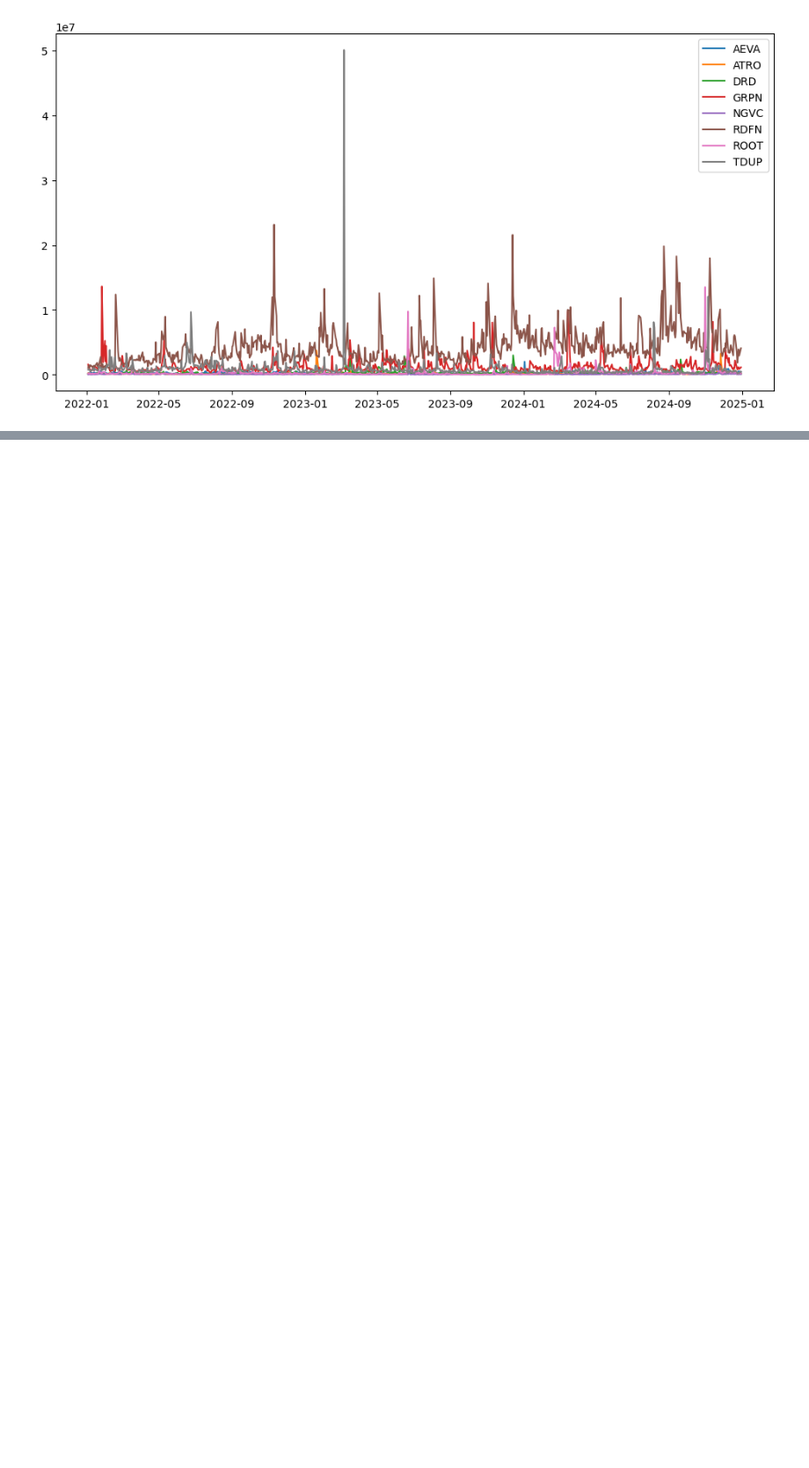
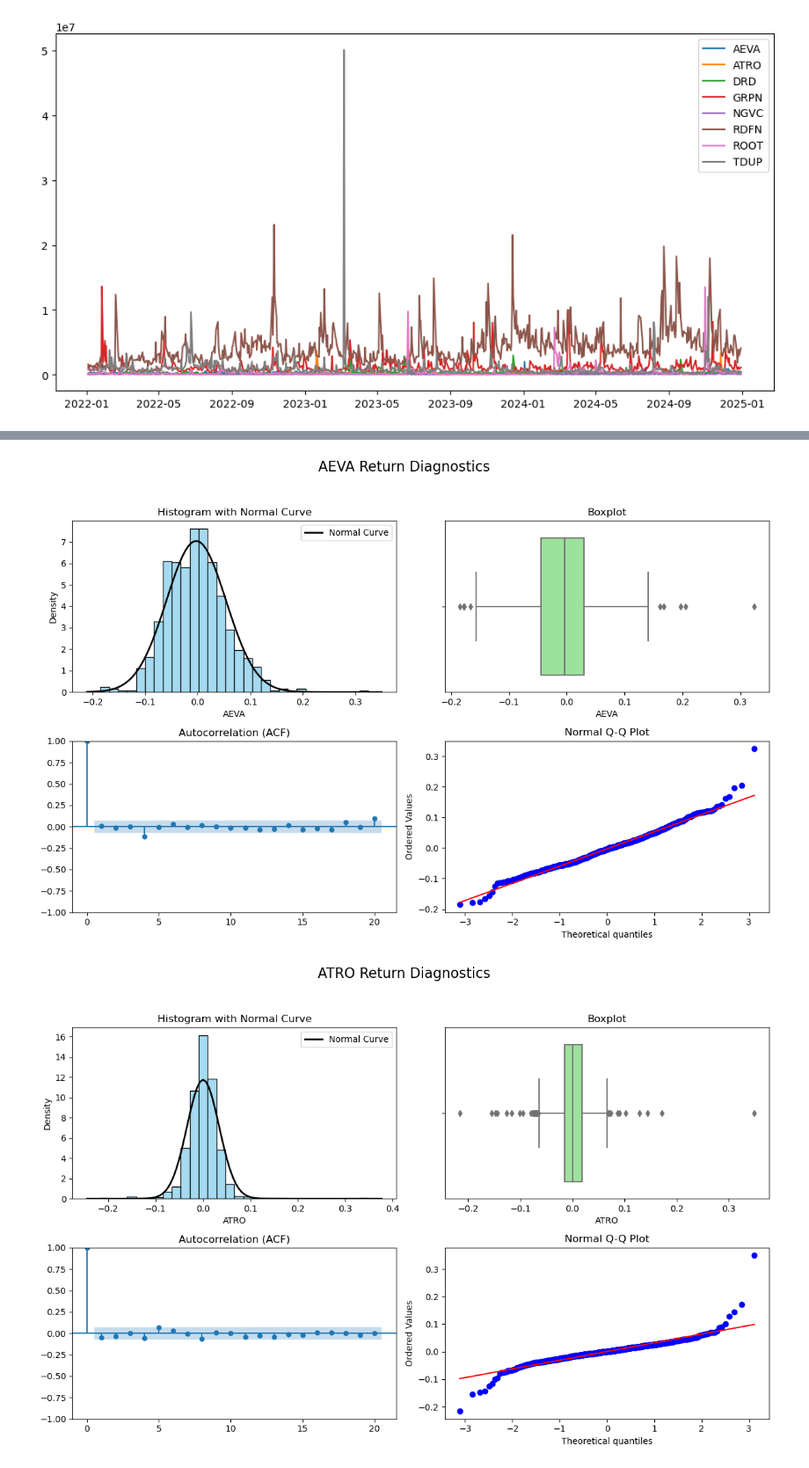
Before and after one commit to yunl39/ML-Final-Project, a Jupyter notebook: smallcap_stocks.ipynb, the cells around one changed output, grey strips where cells are left out. Shown at 88% size. Cells and saved outputs as stored; diff of their text form; code cells hidden in the pictures; blank space fills up the shorter version.

```diff
--- a/smallcap_stocks.ipynb
+++ b/smallcap_stocks.ipynb
@@ -87,0 +140,43 @@ print(correlation_matrix)
+# %%
+# Define the diagnostics plotting function (from earlier)
+import numpy as np
+import matplotlib.pyplot as plt
+import seaborn as sns
+import statsmodels.api as sm
+from statsmodels.graphics.tsaplots import plot_acf
+from scipy.stats import norm, probplot
+
+def plot_return_diagnostics(returns, ticker):
+    fig, axs = plt.subplots(2, 2, figsize=(12, 8))
+    fig.suptitle(f'{ticker} Return Diagnostics', fontsize=16)
+
+    # Histogram with normal curve
+    sns.histplot(returns, kde=False, stat='density', ax=axs[0, 0], color='skyblue', bins=30)
+    mu, std = returns.mean(), returns.std()
+    xmin, xmax = axs[0, 0].get_xlim()
+    x = np.linspace(xmin, xmax, 100)
+    axs[0, 0].plot(x, norm.pdf(x, mu, std), 'k', linewidth=2, label='Normal Curve')
+    axs[0, 0].set_title('Histogram with Normal Curve')
+    axs[0, 0].legend()
+
+    # Boxplot
+    sns.boxplot(x=returns, ax=axs[0, 1], color='lightgreen')
+    axs[0, 1].set_title('Boxplot')
+
+    # ACF plot
+    plot_acf(returns.dropna(), ax=axs[1, 0], lags=20)
+    axs[1, 0].set_title('Autocorrelation (ACF)')
+
+    # Q-Q plot
+    probplot(returns, dist="norm", plot=axs[1, 1])
+    axs[1, 1].set_title('Normal Q-Q Plot')
+
+    plt.tight_layout(rect=[0, 0, 1, 0.95])
+    plt.show()
+
+# Loop through each ticker in the log_returns DataFrame
+for ticker in log_returns.columns:
+    plot_return_diagnostics(log_returns[ticker], ticker)
+# %% [output]
+[figure, added]
+[figure, added]
```
Also changed, not shown: parts of 16 cells of this notebook.
